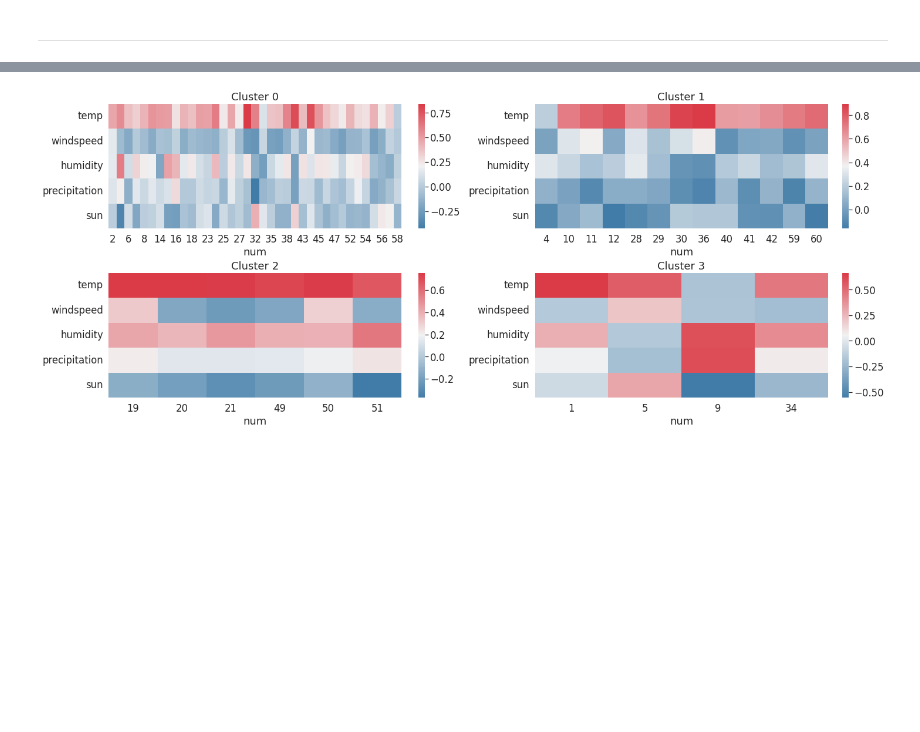
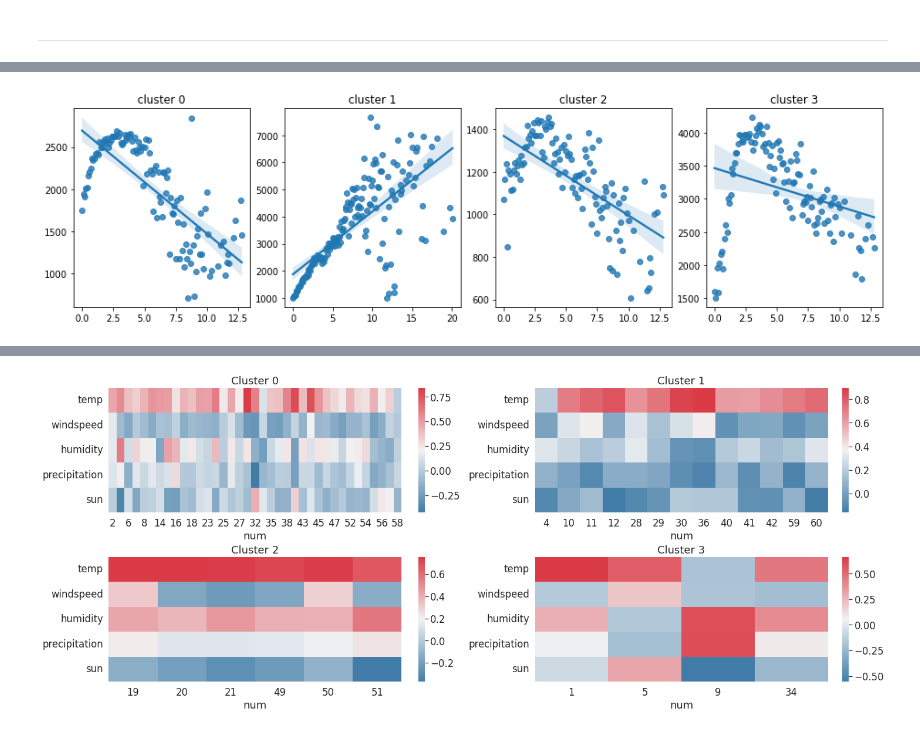
Before and after one commit to yeon42/Datathon, a Jupyter notebook: 혜지/clustering_weather.ipynb, the cells around one changed output, grey strips where cells are left out. Cells and saved outputs as stored; diff of their text form; code cells hidden in the pictures; blank space fills up the shorter version.

```diff
--- a/혜지/clustering_weather.ipynb
+++ b/혜지/clustering_weather.ipynb
@@ -181,0 +177,4 @@ dtype: float64
+# %%
+draw_4chart(new_train, 'windspeed')
+# %% [output]
+[figure, added]
```
Also changed, not shown: parts of 13 cells of this notebook.
